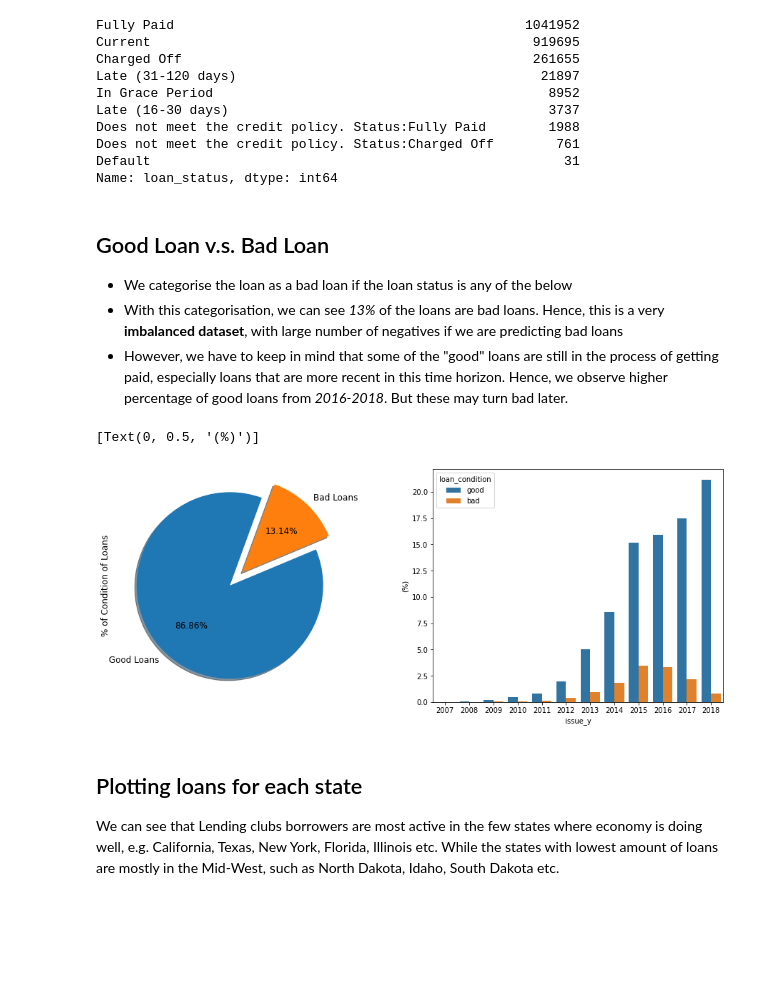
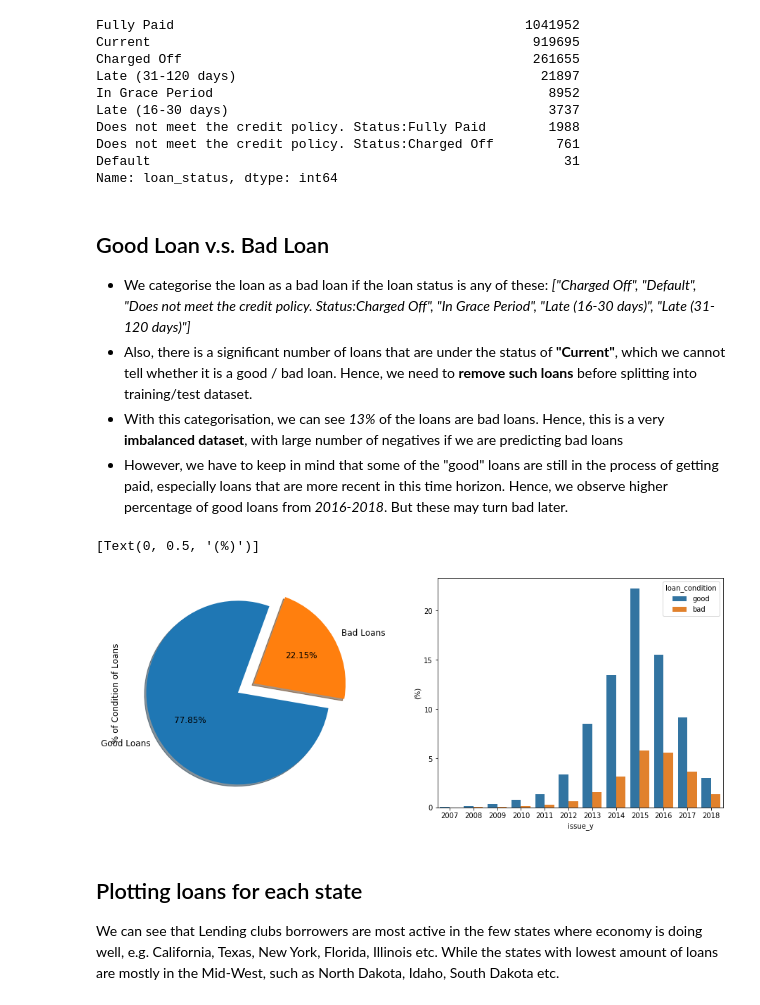
Before and after one commit to chihongtao91/loan_prediction, a Jupyter notebook: data_exploration.ipynb, the cells around one changed output. Saved outputs shown, nothing was run; the diff lists cells and outputs as text; code cells hidden in the pictures; blank space fills up the shorter version.

```diff
--- a/data_exploration.ipynb
+++ b/data_exploration.ipynb
@@ -207,5 +69,3 @@ memory usage: 1.5+ GB
-# %%
-df = df_unique
 # %% [markdown]
 ## Distribution of loan amount, term, year
 # %%
@@ -237,4 +97,8 @@ Name: term, dtype: float64
 # %%
+# Extract the year & month from issue_d and plot the average loan amount with respect to year
+df['issue_y'] = pd.to_datetime(df['issue_d'], format='%b-%Y', errors='coerce').apply(lambda x: x.year)
+df['issue_m'] = pd.to_datetime(df['issue_d'], format='%b-%Y', errors='coerce').apply(lambda x: x.month)
+# Plot the funded loan amount by year
 df.groupby('issue_y')['funded_amnt_inv'].mean().plot(kind='bar',color=['r', 'g', 'b', 'k', 'm', 'y'])
 # sns.lineplot(df.groupby('issue_y')['funded_amnt_inv'].mean().index, df.groupby('issue_y')['funded_amnt_inv'].mean().values)
 # %% [output]
@@ -263,27 +127,31 @@ Name: loan_status, dtype: int64
 # %% [markdown]
 ## Good Loan v.s. Bad Loan
 
-* We categorise the loan as a bad loan if the loan status is any of the below
+* We categorise the loan as a bad loan if the loan status is any of these: _["Charged Off", "Default", "Does not meet the credit policy. Status:Charged Off", "In Grace Period", "Late (16-30 days)", "Late (31-120 days)"]_
+* Also, there is a significant number of loans that are under the status of __"Current"__, which we cannot tell whether it is a good / bad loan. Hence, we need to __remove such loans__ before splitting into training/test dataset.
 * With this categorisation, we can see _13%_ of the loans are bad loans. Hence, this is a very __imbalanced dataset__, with large number of negatives if we are predicting bad loans
 * However, we have to keep in mind that some of the "good" loans are still in the process of getting paid, especially loans that are more recent in this time horizon. Hence, we observe higher percentage of good loans from _2016-2018_. But these may turn bad later.
 # %%
+# Remove loans under "Current" status
+df = df[df['loan_status']!='Current']
+
 # We can categorise the loan as good / bad loan.
 # From the pie chart, 13% of the loans are bad loans
 f, ax = plt.subplots(1,2, figsize=(16,6))
 labels ="Good Loans", "Bad Loans"
 bad_loan_statuses = ["Charged Off", "Default", "Does not meet the credit policy. Status:Charged Off", \
                      "In Grace Period", "Late (16-30 days)", "Late (31-120 days)"]
 df['loan_condition'] = df['loan_status'].apply(lambda x: 'bad' if x in bad_loan_statuses else 'good')
 df['loan_condition'].value_counts().plot(kind='pie', explode=[0,0.2], autopct='%1.2f%%',\
                                          ax=ax[0], labels=labels, fontsize=12, startangle=70, shadow=True)
 ax[0].set_ylabel('% of Condition of Loans', fontsize=12)
 
 sns.barplot(x="issue_y", y="loan_amnt", hue="loan_condition", data=df,\
             estimator=lambda x: len(x) / len(df) * 100)
 ax[1].set(ylabel="(%)")
 # %% [output]
 [Text(0, 0.5, '(%)')]
-[figure, old version]
+[figure, new version]
 # %% [markdown]
 ## Plotting loans for each state
 
```
Also changed, not shown: parts of 78 cells of this notebook.
